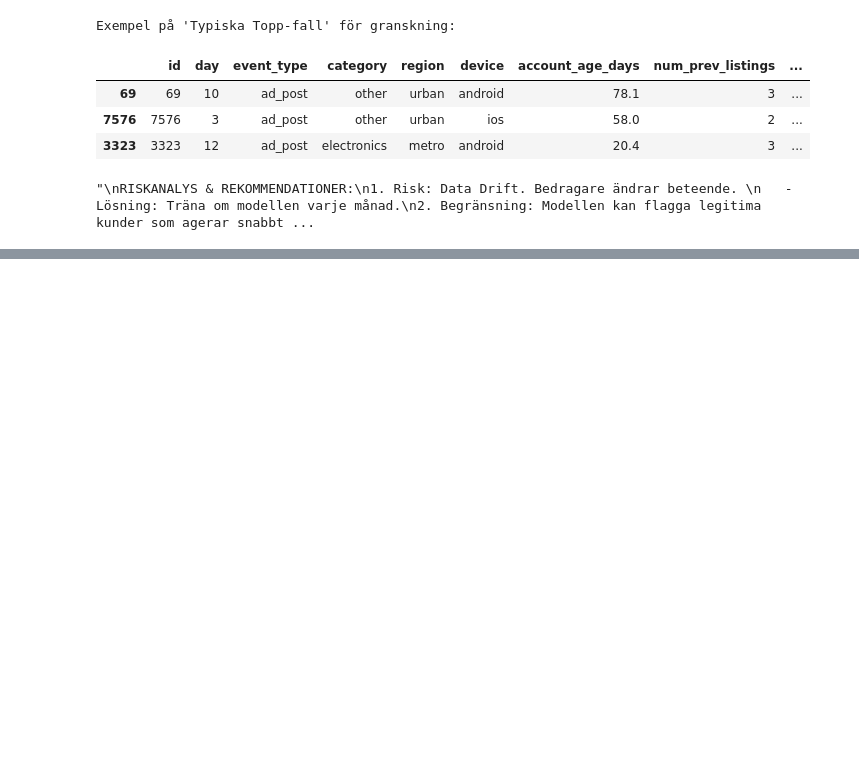
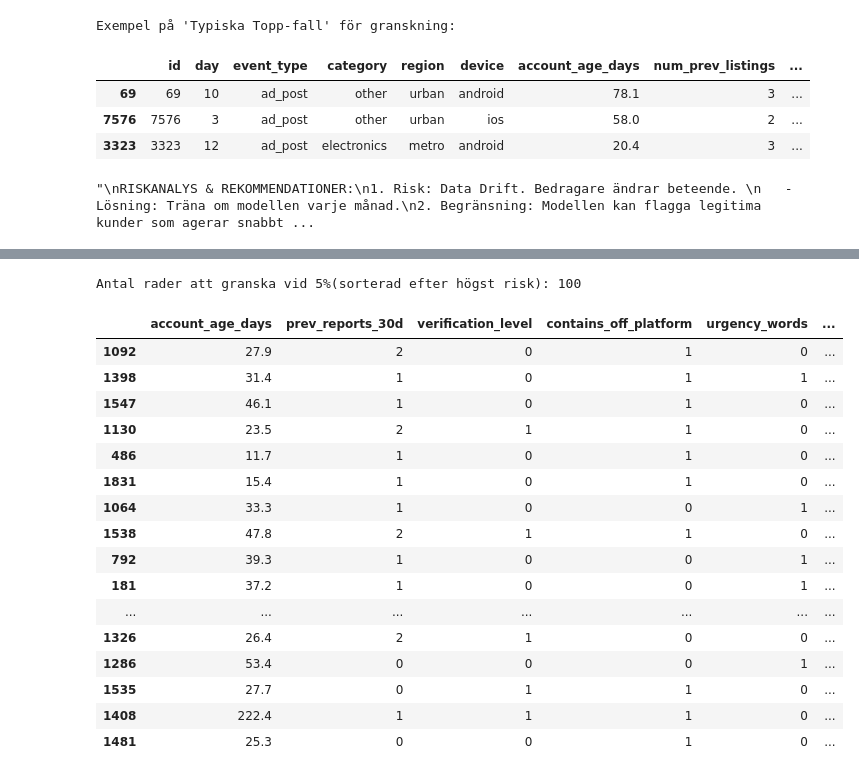
Before and after one commit to VeraStopp/MachineLearning_projektarbete, a Jupyter notebook: report.ipynb, the cells around one changed output, grey strips where cells are left out. Cells and saved outputs as stored; diff of their text form; code cells hidden in the pictures; blank space fills up the shorter version.

Commit message:
added new_data.csv and final analyze

```diff
--- a/report.ipynb
+++ b/report.ipynb
@@ -16,6 +16,7 @@ from sklearn.impute import SimpleImputer
 from sklearn.preprocessing import OneHotEncoder, StandardScaler
 from sklearn.metrics import classification_report, roc_auc_score
 
+pd.set_option('display.max_rows', 200)
 
 df = pd.read_csv('historical_data.csv')
 # %%
@@ -405,0 +423,7 @@ except FileNotFoundError:
+# %%
+def analyze_final_list(df, percent):
+    n = int(len(df) * (percent / 100))
+    list_to_analyze = df[['account_age_days', 'prev_reports_30d', 'verification_level', 'contains_off_platform', 'urgency_words', 'payment_attempt', 'risk_score']].sort_values('risk_score', ascending=False).head(n)
+
+
+    return list_to_analyze
@@ -405,0 +441,27 @@ except FileNotFoundError:
+# %%
+percent_to_analyze = 5     # Hur många procent som ska granskas
+
+final_list = analyze_final_list(final_priority_list, percent_to_analyze)
+
+print(f'Antal rader att granska vid {percent_to_analyze}%(sorterad efter högst risk):', len(final_list))
+
+display(final_list)
+# %% [output]
+Antal rader att granska vid 5%(sorterad efter högst risk): 100
+|  | account_age_days | prev_reports_30d | verification_level | contains_off_platform | urgency_words | ... |
+| 1092 | 27.9 | 2 | 0 | 1 | 0 | ... |
+| 1398 | 31.4 | 1 | 0 | 1 | 1 | ... |
+| 1547 | 46.1 | 1 | 0 | 1 | 0 | ... |
+| 1130 | 23.5 | 2 | 1 | 1 | 0 | ... |
+| 486 | 11.7 | 1 | 0 | 1 | 0 | ... |
+| 1831 | 15.4 | 1 | 0 | 1 | 0 | ... |
+| 1064 | 33.3 | 1 | 0 | 0 | 1 | ... |
+| 1538 | 47.8 | 2 | 1 | 1 | 0 | ... |
+| 792 | 39.3 | 1 | 0 | 0 | 1 | ... |
+| 181 | 37.2 | 1 | 0 | 0 | 1 | ... |
+| ... | ... | ... | ... | ... | ... | ... |
+| 1326 | 26.4 | 2 | 1 | 0 | 0 | ... |
+| 1286 | 53.4 | 0 | 0 | 0 | 1 | ... |
+| 1535 | 27.7 | 0 | 1 | 1 | 0 | ... |
+| 1408 | 222.4 | 1 | 1 | 1 | 0 | ... |
+| 1481 | 25.3 | 0 | 0 | 1 | 0 | ... |
```
Also changed, not shown: parts of 6 cells of this notebook, 2 other files.
